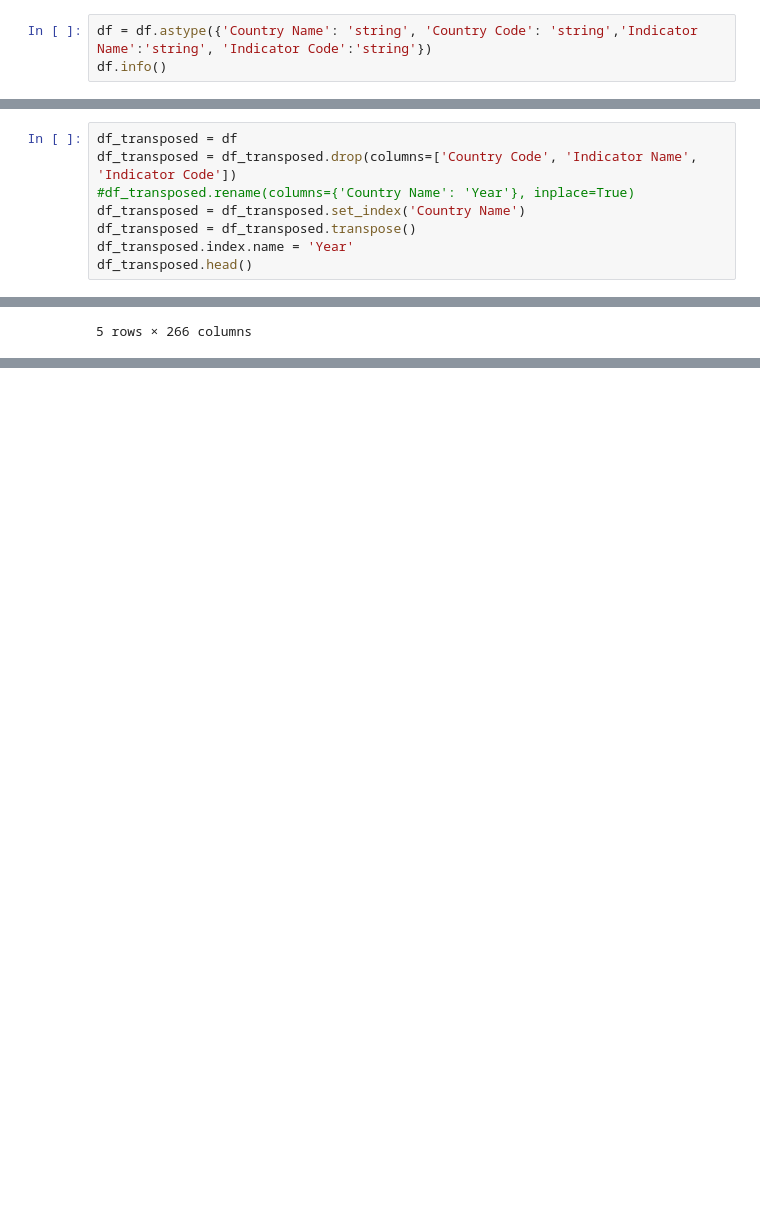
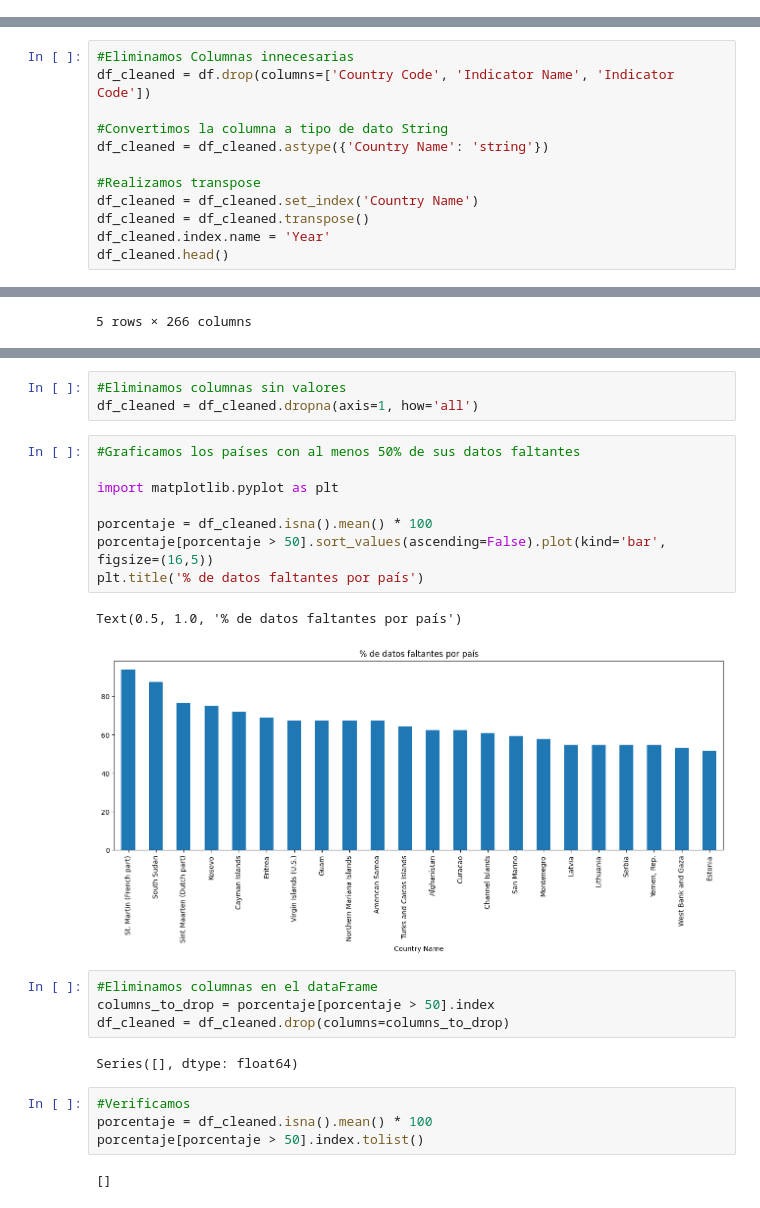
Before and after one commit to DavidVillena17/Country_GDP, a Jupyter notebook: app/data.ipynb, the cells around one changed output, grey strips where cells are left out. Drawn from its saved outputs; the diff is of its cells as text; blank space fills up the shorter version.

```diff
--- a/app/data.ipynb
+++ b/app/data.ipynb
@@ -23,6 +34,3 @@ Data columns (total 68 columns):
  67  2023            242 non-null    float64
 dtypes: float64(64), object(4)
 memory usage: 141.4+ KB
-# %%
-df = df.astype({'Country Name': 'string', 'Country Code': 'string','Indicator Name':'string', 'Indicator Code':'string'})
-df.info()
@@ -47,11 +39,15 @@ memory usage: 141.4 KB
 # %%
-df_transposed = df
-df_transposed = df_transposed.drop(columns=['Country Code', 'Indicator Name', 'Indicator Code'])
-#df_transposed.rename(columns={'Country Name': 'Year'}, inplace=True)
-df_transposed = df_transposed.set_index('Country Name')
-df_transposed = df_transposed.transpose()
-df_transposed.index.name = 'Year'
-df_transposed.head()
+#Eliminamos Columnas innecesarias
+df_cleaned = df.drop(columns=['Country Code', 'Indicator Name', 'Indicator Code'])
+
+#Convertimos la columna a tipo de dato String
+df_cleaned = df_cleaned.astype({'Country Name': 'string'})
+
+#Realizamos transpose
+df_cleaned = df_cleaned.set_index('Country Name')
+df_cleaned = df_cleaned.transpose()
+df_cleaned.index.name = 'Year'
+df_cleaned.head()
 # %% [output]
 | Country Name | Aruba | Africa Eastern and Southern | Afghanistan | Africa Western and Central | Angola | Albania | Andorra | ... |
 | Year |  |  |  |  |  |  |  | ... |
@@ -96,0 +87,26 @@ Length: 266, dtype: int64
+# %%
+#Eliminamos columnas sin valores
+df_cleaned = df_cleaned.dropna(axis=1, how='all')
+# %%
+#Graficamos los países con al menos 50% de sus datos faltantes
+
+import matplotlib.pyplot as plt
+
+porcentaje = df_cleaned.isna().mean() * 100
+porcentaje[porcentaje > 50].sort_values(ascending=False).plot(kind='bar', figsize=(16,5))
+plt.title('% de datos faltantes por país')
+# %% [output]
+Text(0.5, 1.0, '% de datos faltantes por país')
+[figure, added]
+# %%
+#Eliminamos columnas en el dataFrame
+columns_to_drop = porcentaje[porcentaje > 50].index
+df_cleaned = df_cleaned.drop(columns=columns_to_drop)
+# %% [output]
+Series([], dtype: float64)
+# %%
+#Verificamos
+porcentaje = df_cleaned.isna().mean() * 100
+porcentaje[porcentaje > 50].index.tolist()
+# %% [output]
+[]
```
Also changed, not shown: parts of 14 cells of this notebook, 1 other file.
